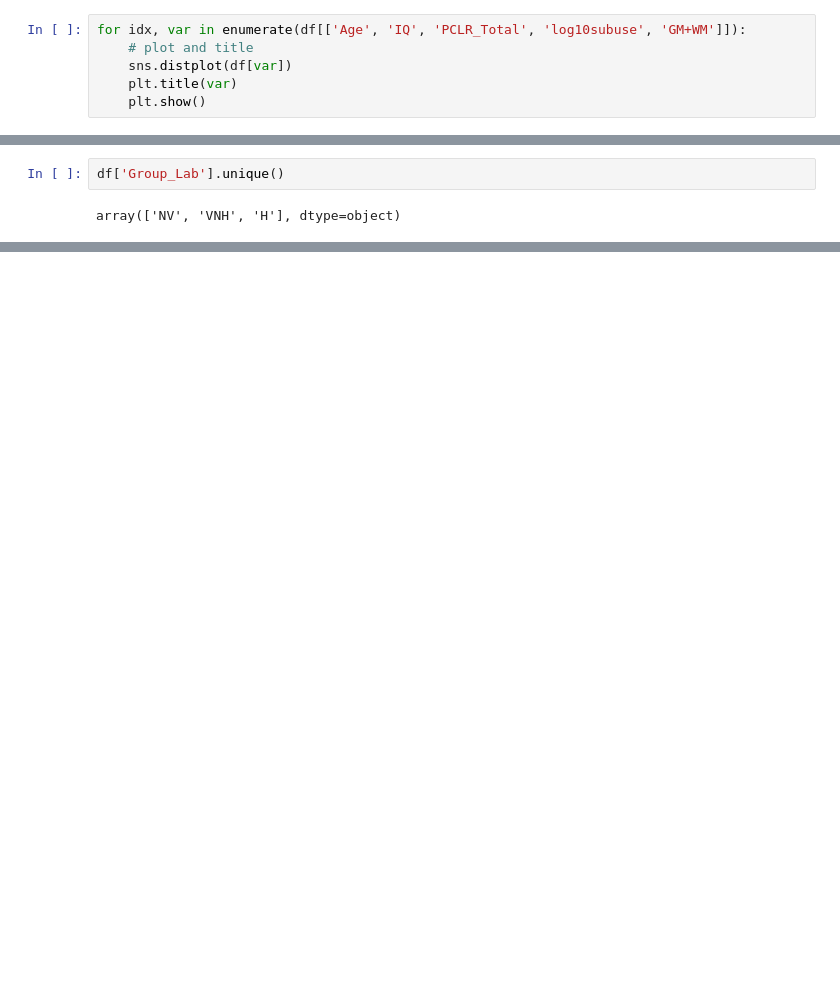
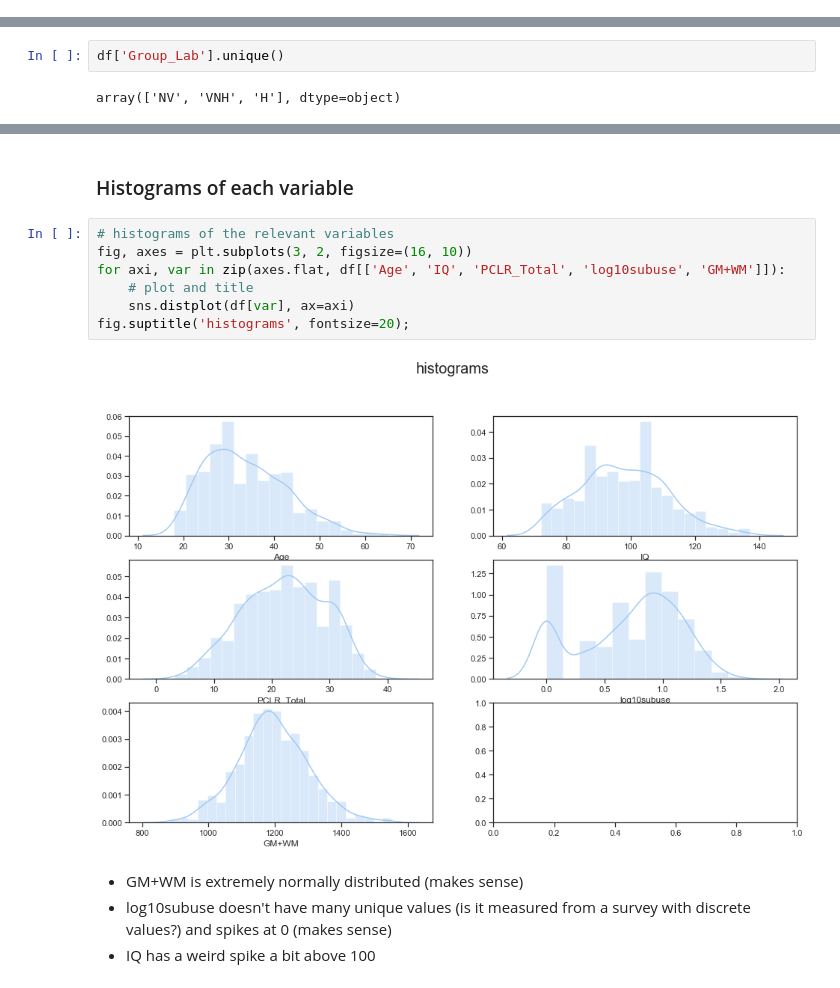
Before and after one commit to neurodata/psychopathy-data, a Jupyter notebook: psychscripts/EDA.ipynb, the cells around one changed output, grey strips where cells are left out. Drawn from its saved outputs; the diff is of its cells as text; blank space fills up the shorter version.

```diff
--- a/psychscripts/EDA.ipynb
+++ b/psychscripts/EDA.ipynb
@@ -93,6 +114,0 @@ df.groupby('Group_Lab').mean()
-# %%
-for idx, var in enumerate(df[['Age', 'IQ', 'PCLR_Total', 'log10subuse', 'GM+WM']]):
-    # plot and title
-    sns.distplot(df[var])
-    plt.title(var)
-    plt.show()
@@ -116,0 +143,15 @@ array(['NV', 'VNH', 'H'], dtype=object)
+# %% [markdown]
+### Histograms of each variable
+# %%
+# histograms of the relevant variables
+fig, axes = plt.subplots(3, 2, figsize=(16, 10))
+for axi, var in zip(axes.flat, df[['Age', 'IQ', 'PCLR_Total', 'log10subuse', 'GM+WM']]):
+    # plot and title
+    sns.distplot(df[var], ax=axi)
+fig.suptitle('histograms', fontsize=20);
+# %% [output]
+[figure, added]
+# %% [markdown]
+- GM+WM is extremely normally distributed (makes sense)
+- log10subuse doesn't have many unique values (is it measured from a survey with discrete values?) and spikes at 0 (makes sense)
+- IQ has a weird spike a bit above 100
```
Also changed, not shown: parts of 33 cells of this notebook, 2 other files.
